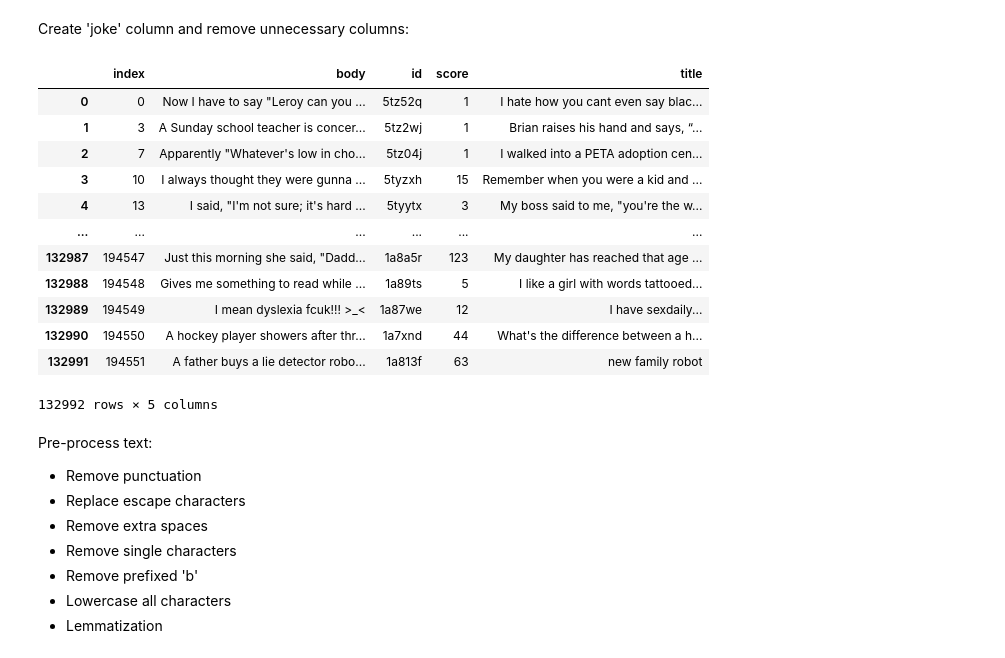
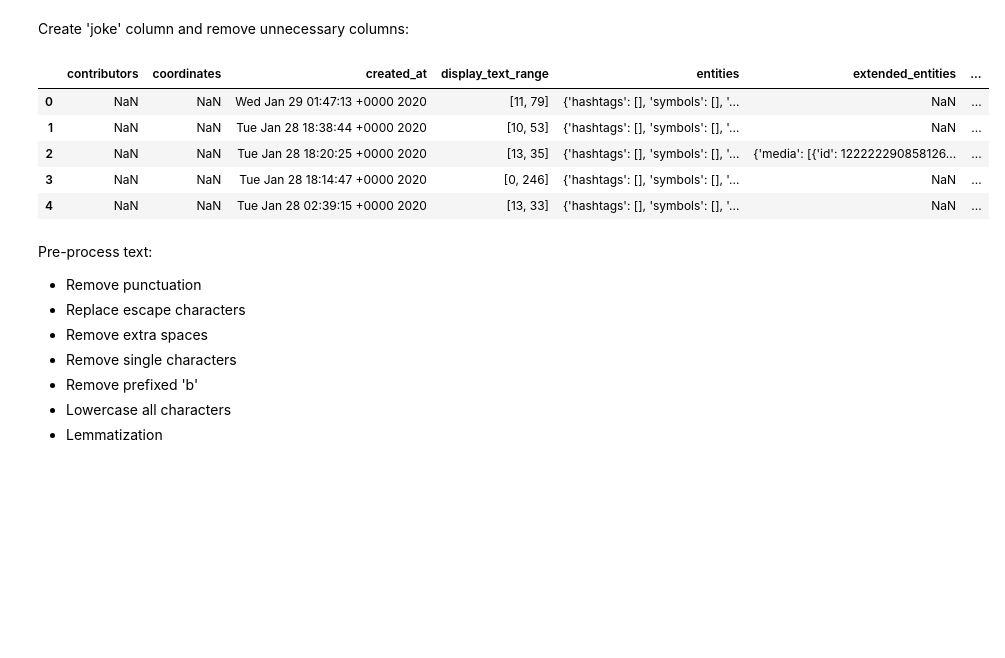
Before and after one commit to AxelStbl/jokes_score, a Jupyter notebook: EDA_Modeling.ipynb, the cells around one changed output. Saved outputs shown, nothing was run; the diff lists cells and outputs as text; code cells hidden in the pictures; blank space fills up the shorter version.

```diff
--- a/EDA_Modeling.ipynb
+++ b/EDA_Modeling.ipynb
@@ -40,2 +41,4 @@ df = pd.read_json('reddit_jokes.json')
+# %%
+df = pd.read_csv('tweets.csv')
 # %%
-df = df[df.score > 0].reset_index()
+df=df.drop(columns='Unnamed: 0')
@@ -42,23 +136,23 @@ df = df[df.score > 0].reset_index()
+# %%
+# first preselection based on description:
+not_to_use = ["contributors", "coordinates", "geo", "id","id_str","in_reply_to_status_id","in_reply_to_status_id_str","in_reply_to_user_id","in_reply_to_user_id_str","quoted_status_id","quoted_status_id_str"]
+df = df.drop(columns=to_remove)
+# %%
+# We have as many ID as rows we can drop id column since we won't use it to scrape other tweets or see responses
+df= df.drop()
 # %% [markdown]
 #### Pre-process
 # %% [markdown]
 Create 'joke' column and remove unnecessary columns:
 # %%
-df
+df.head()
 # %% [output]
-|  | index | body | id | score | title |
-| 0 | 0 | Now I have to say "Leroy can you ... | 5tz52q | 1 | I hate how you cant even say blac... |
-| 1 | 3 | A Sunday school teacher is concer... | 5tz2wj | 1 | Brian raises his hand and says, “... |
-| 2 | 7 | Apparently "Whatever's low in cho... | 5tz04j | 1 | I walked into a PETA adoption cen... |
-| 3 | 10 | I always thought they were gunna ... | 5tyzxh | 15 | Remember when you were a kid and ... |
-| 4 | 13 | I said, "I'm not sure; it's hard ... | 5tyytx | 3 | My boss said to me, "you're the w... |
-| ... | ... | ... | ... | ... | ... |
-| 132987 | 194547 | Just this morning she said, "Dadd... | 1a8a5r | 123 | My daughter has reached that age ... |
-| 132988 | 194548 | Gives me something to read while ... | 1a89ts | 5 | I like a girl with words tattooed... |
-| 132989 | 194549 | I mean dyslexia fcuk!!! >_< | 1a87we | 12 | I have sexdaily... |
-| 132990 | 194550 | A hockey player showers after thr... | 1a7xnd | 44 | What's the difference between a h... |
-| 132991 | 194551 | A father buys a lie detector robo... | 1a813f | 63 | new family robot |
+|  | contributors | coordinates | created_at | display_text_range | entities | extended_entities | ... |
+| 0 | NaN | NaN | Wed Jan 29 01:47:13 +0000 2020 | [11, 79] | {'hashtags': [], 'symbols': [], '... | NaN | ... |
+| 1 | NaN | NaN | Tue Jan 28 18:38:44 +0000 2020 | [10, 53] | {'hashtags': [], 'symbols': [], '... | NaN | ... |
+| 2 | NaN | NaN | Tue Jan 28 18:20:25 +0000 2020 | [13, 35] | {'hashtags': [], 'symbols': [], '... | {'media': [{'id': 122222290858126... | ... |
+| 3 | NaN | NaN | Tue Jan 28 18:14:47 +0000 2020 | [0, 246] | {'hashtags': [], 'symbols': [], '... | NaN | ... |
+| 4 | NaN | NaN | Tue Jan 28 02:39:15 +0000 2020 | [13, 33] | {'hashtags': [], 'symbols': [], '... | NaN | ... |
-132992 rows × 5 columns
 # %%
 df['joke'] = df['title'] +'. '+ df['body']
 # %%
```
Also changed, not shown: parts of 11 cells of this notebook.
